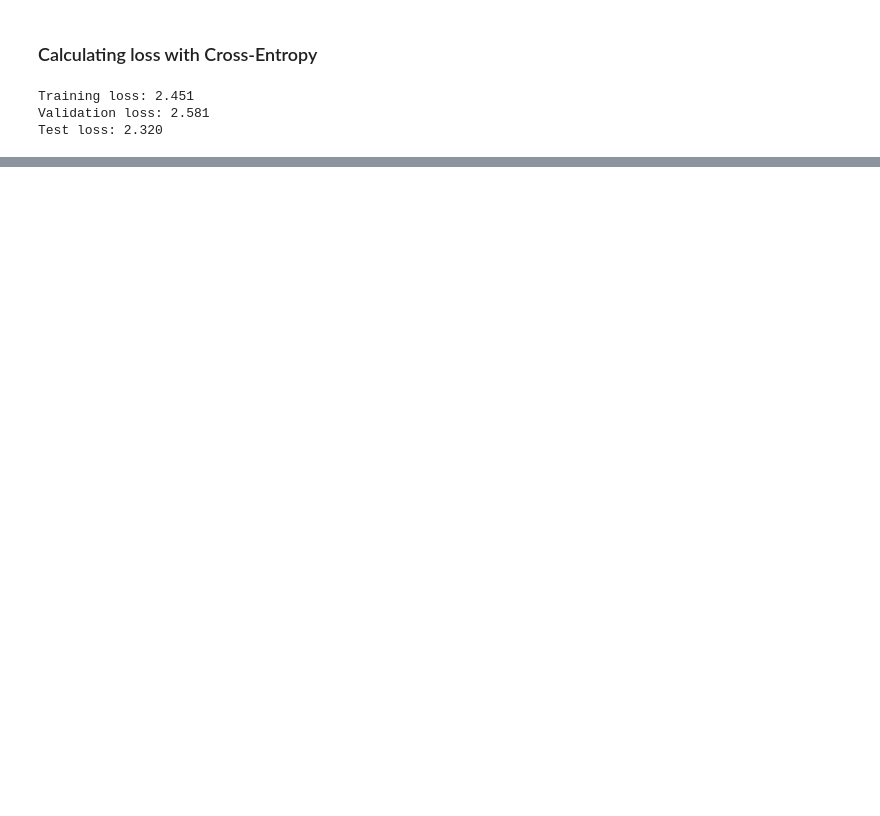
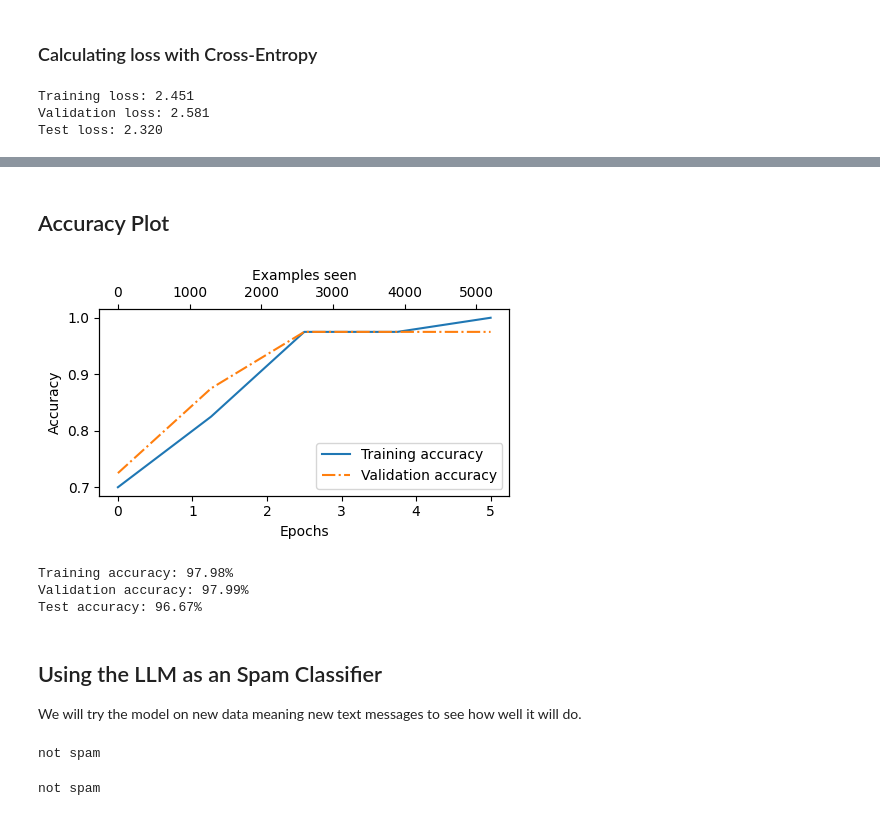
Before and after one commit to UnikaGhimire/LLM-From-Scratch, a Jupyter notebook: FineTuning_For_Classification.ipynb, the cells around one changed output, grey strips where cells are left out. Cells and saved outputs as stored; diff of their text form; code cells hidden in the pictures; blank space fills up the shorter version.

Commit message:
spam-classification

```diff
--- a/FineTuning_For_Classification.ipynb
+++ b/FineTuning_For_Classification.ipynb
@@ -796,0 +838,25 @@ Test loss: 2.320
+# %% [markdown]
+## Accuracy Plot
+# %%
+epochs_tensor = torch.linspace(0, num_epochs, len(train_accs))
+examples_seen_tensor = torch.linspace(0, examples_seen, len(train_accs))
+
+plot_values(epochs_tensor, examples_seen_tensor, train_accs, val_accs, label="accuracy")
+# %% [output]
+[figure, added]
+# %%
+train_accuracy = calc_accuracy_loader(train_loader, model, device)
+val_accuracy = calc_accuracy_loader(val_loader, model, device)
+test_accuracy = calc_accuracy_loader(test_loader, model, device)
+
+print(f"Training accuracy: {train_accuracy*100:.2f}%")
+print(f"Validation accuracy: {val_accuracy*100:.2f}%")
+print(f"Test accuracy: {test_accuracy*100:.2f}%")
+# %% [output]
+Training accuracy: 97.98%
+Validation accuracy: 97.99%
+Test accuracy: 96.67%
+# %% [markdown]
+## Using the LLM as an Spam Classifier
+
+We will try the model on new data meaning new text messages to see how well it will do.
@@ -796,0 +888,12 @@ Test loss: 2.320
+# %%
+text = "Do you wanna hang out next week?" # Pass in only one text
+result = classify_review(text, model = model, tokenizer = tokenizer, device = device, max_length=train_dataset.max_length )
+print(result)
+# %% [output]
+not spam
+# %%
+text2 = "Do you wanna claim your prize?" # Pass in only one text
+result = classify_review(text, model = model, tokenizer = tokenizer, device = device, max_length=train_dataset.max_length )
+print(result)
+# %% [output]
+not spam
```
Also changed, not shown: parts of 17 cells of this notebook.
